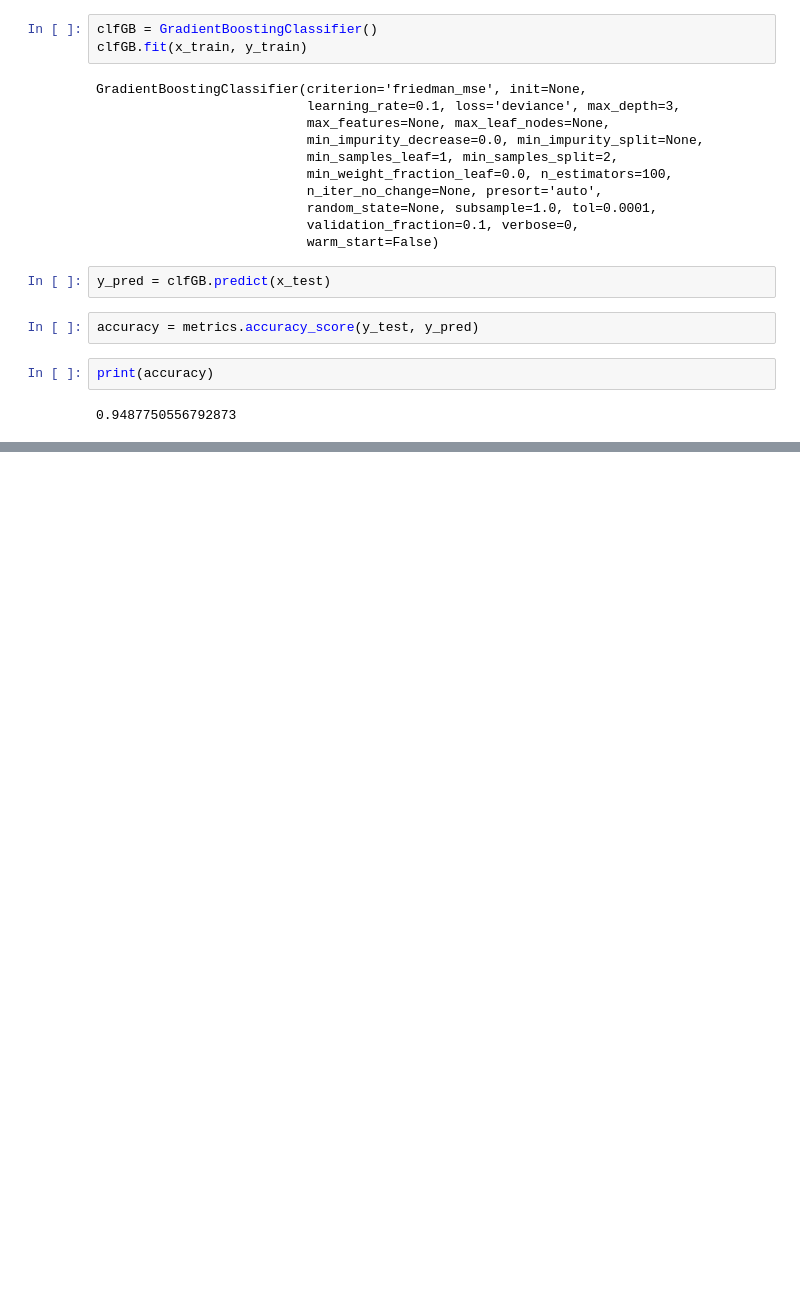
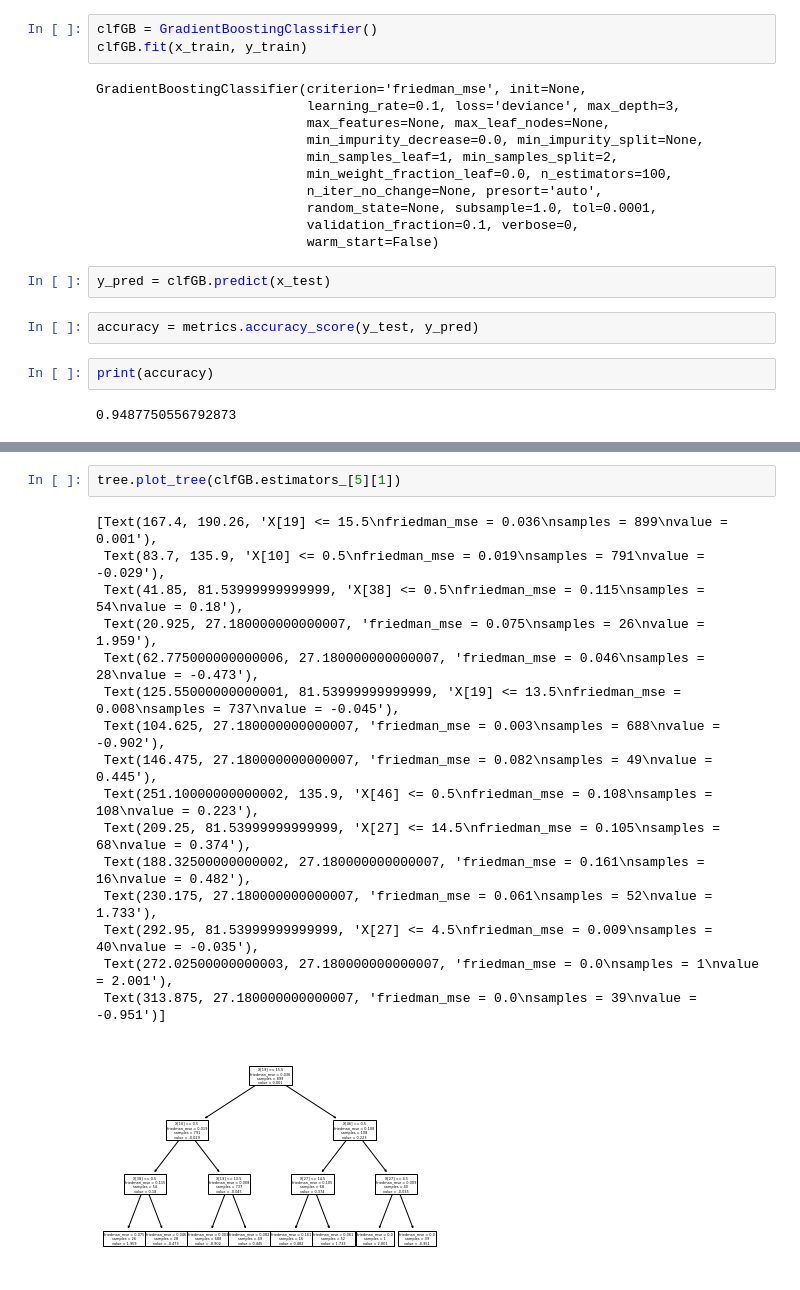
Before and after one commit to alberthsu-0918/4th-ML100Days, a Jupyter notebook: homework/Day_046_HW.ipynb, the cells around one changed output, grey strips where cells are left out. Cells and saved outputs as stored; diff of their text form; blank space fills up the shorter version.

```diff
--- a/homework/Day_046_HW.ipynb
+++ b/homework/Day_046_HW.ipynb
@@ -38,0 +70,19 @@ print(accuracy)
+# %%
+tree.plot_tree(clfGB.estimators_[5][1])
+# %% [output]
+[Text(167.4, 190.26, 'X[19] <= 15.5\nfriedman_mse = 0.036\nsamples = 899\nvalue = 0.001'),
+ Text(83.7, 135.9, 'X[10] <= 0.5\nfriedman_mse = 0.019\nsamples = 791\nvalue = -0.029'),
+ Text(41.85, 81.53999999999999, 'X[38] <= 0.5\nfriedman_mse = 0.115\nsamples = 54\nvalue = 0.18'),
+ Text(20.925, 27.180000000000007, 'friedman_mse = 0.075\nsamples = 26\nvalue = 1.959'),
+ Text(62.775000000000006, 27.180000000000007, 'friedman_mse = 0.046\nsamples = 28\nvalue = -0.473'),
+ Text(125.55000000000001, 81.53999999999999, 'X[19] <= 13.5\nfriedman_mse = 0.008\nsamples = 737\nvalue = -0.045'),
+ Text(104.625, 27.180000000000007, 'friedman_mse = 0.003\nsamples = 688\nvalue = -0.902'),
+ Text(146.475, 27.180000000000007, 'friedman_mse = 0.082\nsamples = 49\nvalue = 0.445'),
+ Text(251.10000000000002, 135.9, 'X[46] <= 0.5\nfriedman_mse = 0.108\nsamples = 108\nvalue = 0.223'),
+ Text(209.25, 81.53999999999999, 'X[27] <= 14.5\nfriedman_mse = 0.105\nsamples = 68\nvalue = 0.374'),
+ Text(188.32500000000002, 27.180000000000007, 'friedman_mse = 0.161\nsamples = 16\nvalue = 0.482'),
+ Text(230.175, 27.180000000000007, 'friedman_mse = 0.061\nsamples = 52\nvalue = 1.733'),
+ Text(292.95, 81.53999999999999, 'X[27] <= 4.5\nfriedman_mse = 0.009\nsamples = 40\nvalue = -0.035'),
+ Text(272.02500000000003, 27.180000000000007, 'friedman_mse = 0.0\nsamples = 1\nvalue = 2.001'),
+ Text(313.875, 27.180000000000007, 'friedman_mse = 0.0\nsamples = 39\nvalue = -0.951')]
+[figure, added]
```
Also changed, not shown: parts of 3 cells of this notebook, 1 other file.
